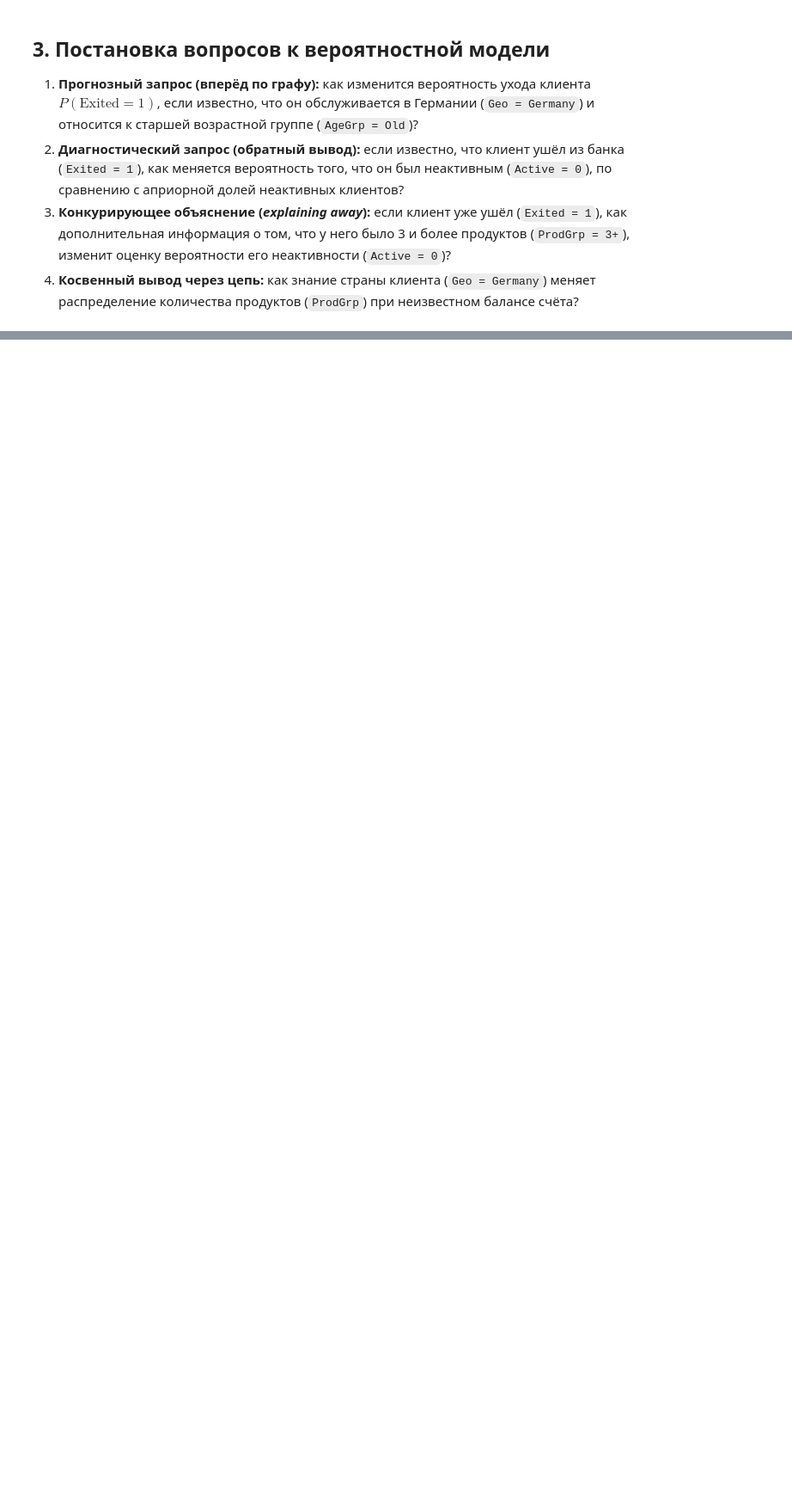
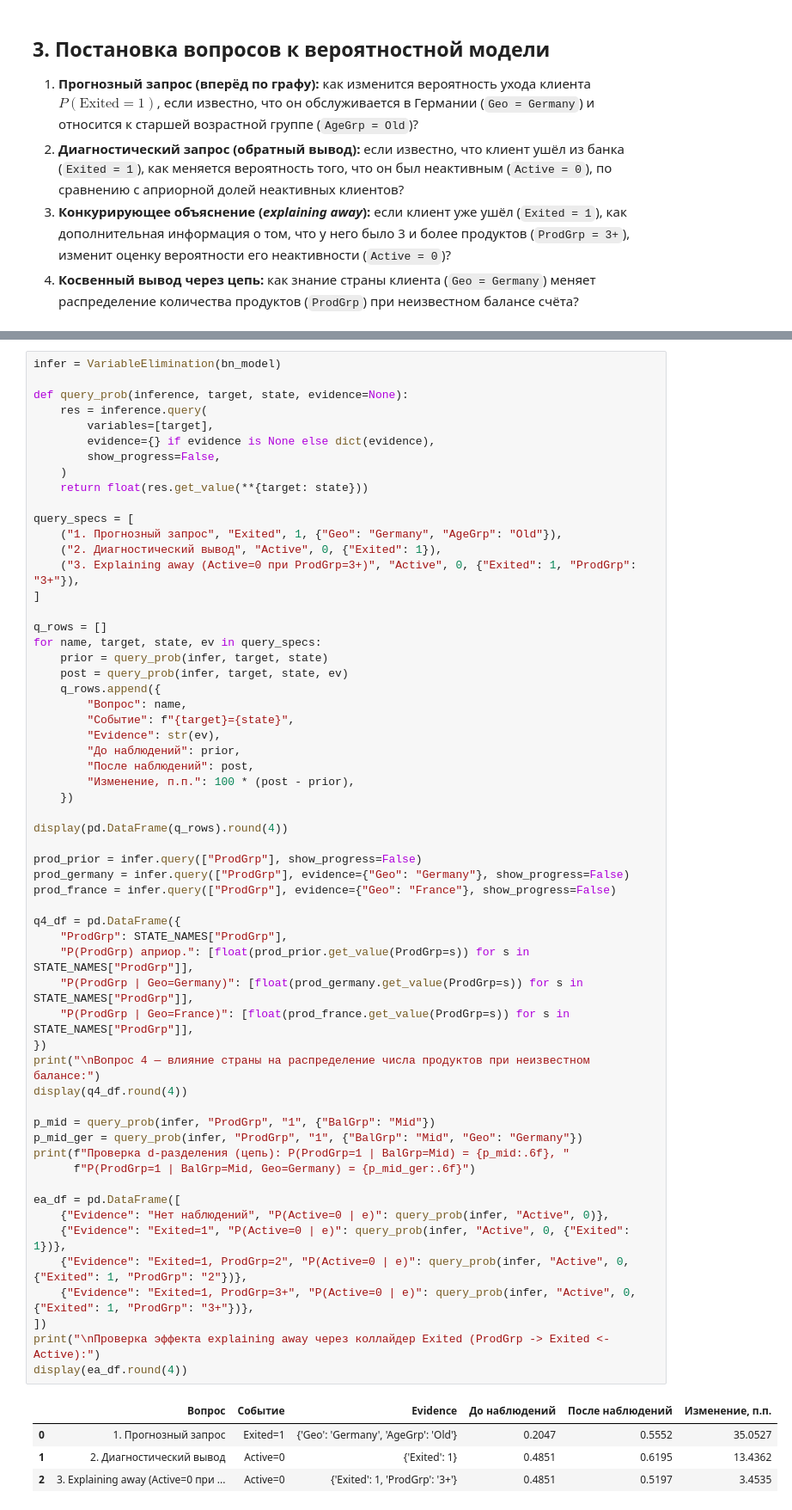
Before and after one commit to CerN04/ml_course_mai, a Jupyter notebook: bayesian/lab4.ipynb, the cells around one changed output, grey strips where cells are left out. Shown at 86% size. Drawn from its saved outputs; the diff is of its cells as text; blank space fills up the shorter version.

```diff
--- a/bayesian/lab4.ipynb
+++ b/bayesian/lab4.ipynb
@@ -354,0 +614,63 @@ display(exited_support.sort_values("n").head(12))
+# %%
+infer = VariableElimination(bn_model)
+
+def query_prob(inference, target, state, evidence=None):
+    res = inference.query(
+        variables=[target],
+        evidence={} if evidence is None else dict(evidence),
+        show_progress=False,
+    )
+    return float(res.get_value(**{target: state}))
+
+query_specs = [
+    ("1. Прогнозный запрос", "Exited", 1, {"Geo": "Germany", "AgeGrp": "Old"}),
+    ("2. Диагностический вывод", "Active", 0, {"Exited": 1}),
+    ("3. Explaining away (Active=0 при ProdGrp=3+)", "Active", 0, {"Exited": 1, "ProdGrp": "3+"}),
+]
+
+q_rows = []
+for name, target, state, ev in query_specs:
+    prior = query_prob(infer, target, state)
+    post = query_prob(infer, target, state, ev)
+    q_rows.append({
+        "Вопрос": name,
+        "Событие": f"{target}={state}",
+        "Evidence": str(ev),
+        "До наблюдений": prior,
+        "После наблюдений": post,
+        "Изменение, п.п.": 100 * (post - prior),
+    })
+
+display(pd.DataFrame(q_rows).round(4))
+
+prod_prior = infer.query(["ProdGrp"], show_progress=False)
+prod_germany = infer.query(["ProdGrp"], evidence={"Geo": "Germany"}, show_progress=False)
+prod_france = infer.query(["ProdGrp"], evidence={"Geo": "France"}, show_progress=False)
+
+q4_df = pd.DataFrame({
+    "ProdGrp": STATE_NAMES["ProdGrp"],
+    "P(ProdGrp) априор.": [float(prod_prior.get_value(ProdGrp=s)) for s in STATE_NAMES["ProdGrp"]],
+    "P(ProdGrp | Geo=Germany)": [float(prod_germany.get_value(ProdGrp=s)) for s in STATE_NAMES["ProdGrp"]],
+    "P(ProdGrp | Geo=France)": [float(prod_france.get_value(ProdGrp=s)) for s in STATE_NAMES["ProdGrp"]],
+})
+print("\nВопрос 4 — влияние страны на распределение числа продуктов при неизвестном балансе:")
+display(q4_df.round(4))
+
+p_mid = query_prob(infer, "ProdGrp", "1", {"BalGrp": "Mid"})
+p_mid_ger = query_prob(infer, "ProdGrp", "1", {"BalGrp": "Mid", "Geo": "Germany"})
+print(f"Проверка d-разделения (цепь): P(ProdGrp=1 | BalGrp=Mid) = {p_mid:.6f}, "
+      f"P(ProdGrp=1 | BalGrp=Mid, Geo=Germany) = {p_mid_ger:.6f}")
+
+ea_df = pd.DataFrame([
+    {"Evidence": "Нет наблюдений", "P(Active=0 | e)": query_prob(infer, "Active", 0)},
+    {"Evidence": "Exited=1", "P(Active=0 | e)": query_prob(infer, "Active", 0, {"Exited": 1})},
+    {"Evidence": "Exited=1, ProdGrp=2", "P(Active=0 | e)": query_prob(infer, "Active", 0, {"Exited": 1, "ProdGrp": "2"})},
+    {"Evidence": "Exited=1, ProdGrp=3+", "P(Active=0 | e)": query_prob(infer, "Active", 0, {"Exited": 1, "ProdGrp": "3+"})},
+])
+print("\nПроверка эффекта explaining away через коллайдер Exited (ProdGrp -> Exited <- Active):")
+display(ea_df.round(4))
+# %% [output]
+|  | Вопрос | Событие | Evidence | До наблюдений | После наблюдений | Изменение, п.п. |
+| 0 | 1. Прогнозный запрос | Exited=1 | {'Geo': 'Germany', 'AgeGrp': 'Old'} | 0.2047 | 0.5552 | 35.0527 |
+| 1 | 2. Диагностический вывод | Active=0 | {'Exited': 1} | 0.4851 | 0.6195 | 13.4362 |
+| 2 | 3. Explaining away (Active=0 при ... | Active=0 | {'Exited': 1, 'ProdGrp': '3+'} | 0.4851 | 0.5197 | 3.4535 |
```
Also changed, not shown: parts of 11 cells of this notebook.
